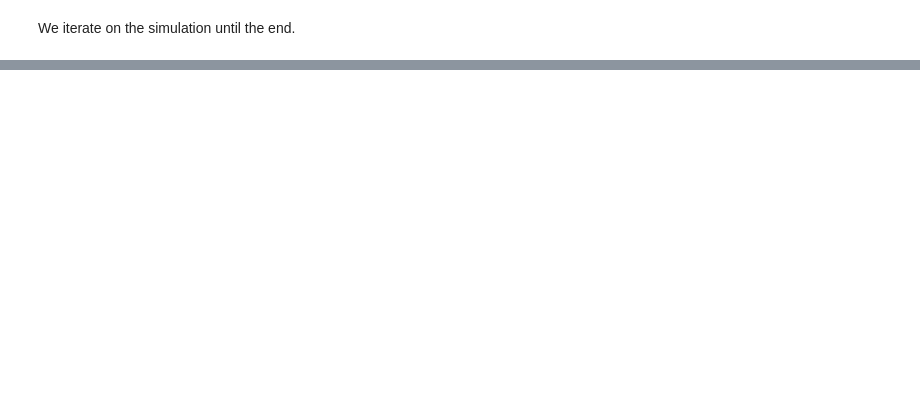
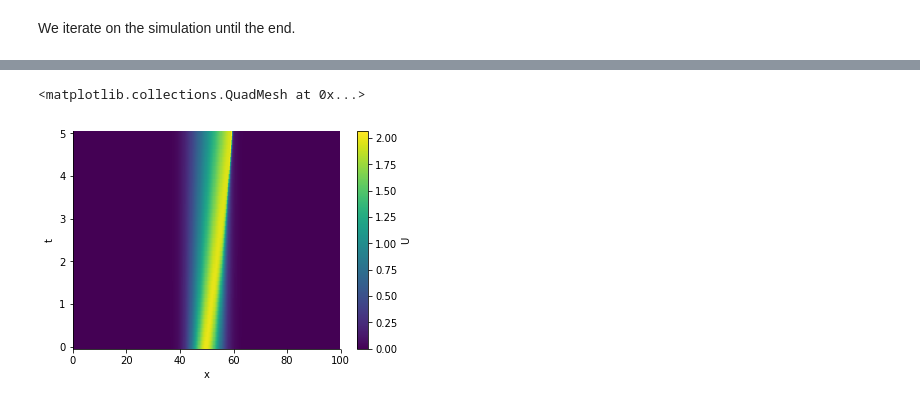
Before and after one commit to celliern/triflow, a Jupyter notebook: examples/notebooks/burger_equation.ipynb, the cells around one changed output, grey strips where cells are left out. Saved outputs shown, nothing was run; the diff lists cells and outputs as text; code cells hidden in the pictures; blank space fills up the shorter version.

```diff
--- a/examples/notebooks/burger_equation.ipynb
+++ b/examples/notebooks/burger_equation.ipynb
@@ -56,6 +50,8 @@ parameters = dict(k=1E-1, c=20, periodic=True)
 # %% [markdown]
 We initialize the simulation.
 # %%
+%%opts Curve [show_grid=True, width=800] {-framewise}
 t = 0
-simulation = Simulation(model, t, fields, parameters,
-                        dt=.1, tmax=5, tol=1E-4)
+simulation = trf.Simulation(model, fields, parameters, dt=.1, tmax=5, tol=1E-2)
+container = simulation.attach_container()
+trf.display_fields(simulation)
@@ -79,0 +66,5 @@ t: 5
+# %%
+container.data.U.plot()
+# %% [output]
+<matplotlib.collections.QuadMesh at 0x...>
+[figure, added]
```
Also changed, not shown: parts of 8 cells of this notebook, 6 other files.
